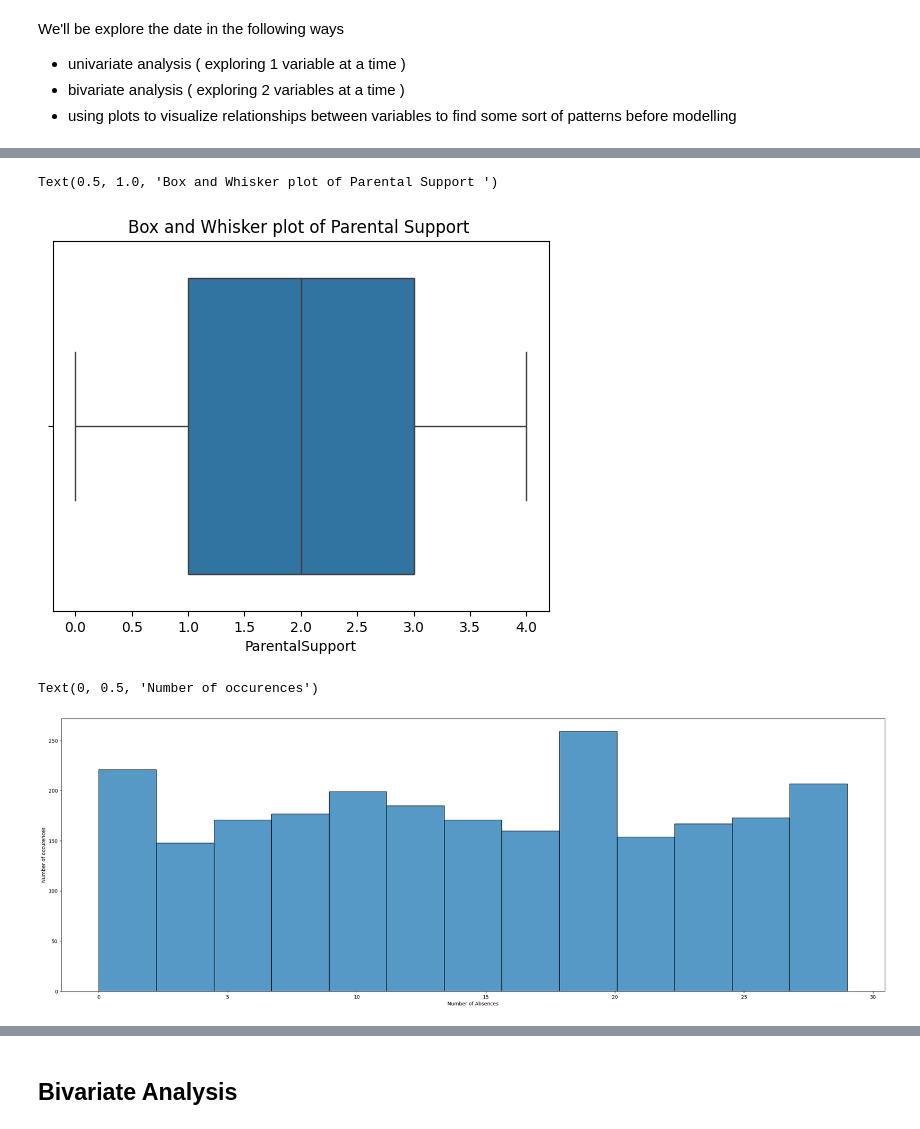
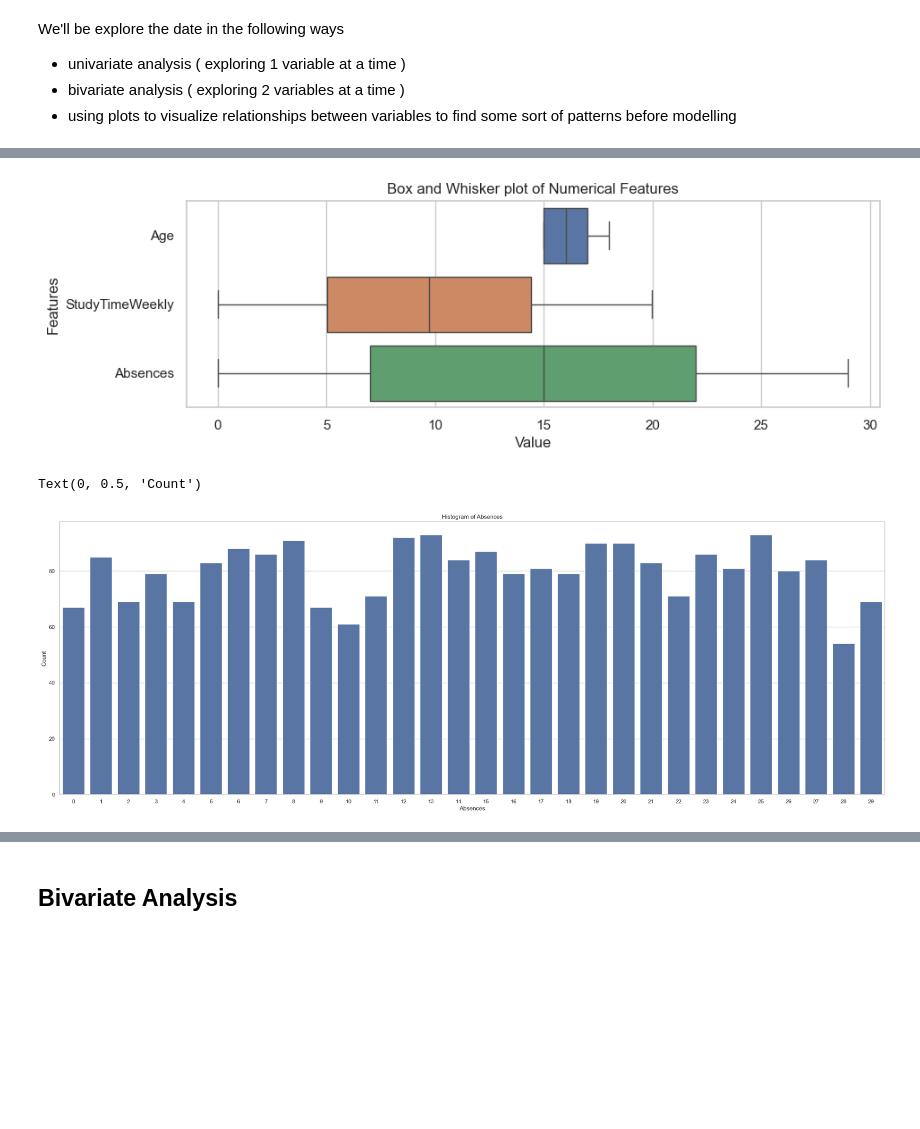
Before and after one commit to CantCode29/MLG382ProjectFolder, a Jupyter notebook: notebooks/BrightAcademyGradeAnalysisAndPredictionNoteBook.ipynb, the cells around one changed output, grey strips where cells are left out. Saved outputs shown, nothing was run; the diff lists cells and outputs as text; code cells hidden in the pictures; blank space fills up the shorter version.

```diff
--- a/notebooks/BrightAcademyGradeAnalysisAndPredictionNoteBook.ipynb
+++ b/notebooks/BrightAcademyGradeAnalysisAndPredictionNoteBook.ipynb
@@ -235,17 +231,20 @@ df.head()
 # %%
-sns.boxplot(data=df,x='ParentalSupport')
-plt.title('Box and Whisker plot of Parental Support ')
+NumericalFeatures = ['Age', 'StudyTimeWeekly', 'Absences']
+plt.figure(figsize=(10, 3))
+sns.boxplot(data=df[NumericalFeatures], orient='h')
+plt.title('Box and Whisker plot of Numerical Features')
+plt.xlabel('Value')
+plt.ylabel('Features')
+plt.show()
 # %% [output]
-Text(0.5, 1.0, 'Box and Whisker plot of Parental Support ')
-[figure, old version]
+[figure, new version]
 # %%
-
-fig,ax = plt.subplots(figsize =(30,10))
-ax = sns.histplot(data=df,x='Absences')
-plt.title
-ax.set_xlabel('Number of Absences')
-ax.set_ylabel('Number of occurences')
+plt.figure(figsize =(30,10))
+sns.countplot(data=df,x='Absences')
+plt.title('Histogram of Absences')
+plt.xlabel('Absences')
+plt.ylabel('Count')
 # %% [output]
-Text(0, 0.5, 'Number of occurences')
+Text(0, 0.5, 'Count')
-[figure, old version]
+[figure, new version]
 # %%
```
Also changed, not shown: parts of 20 cells of this notebook.
